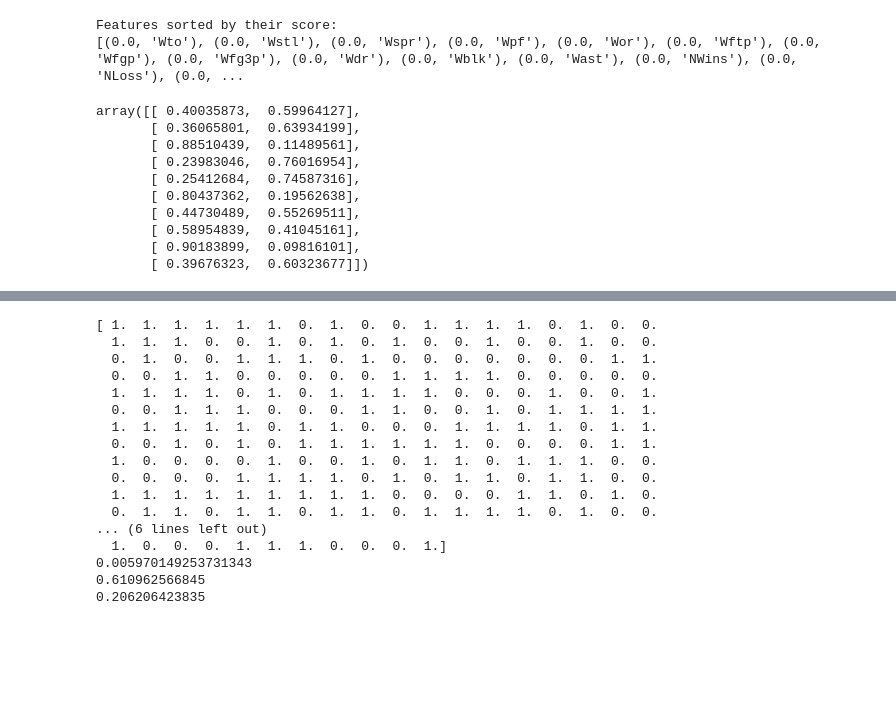
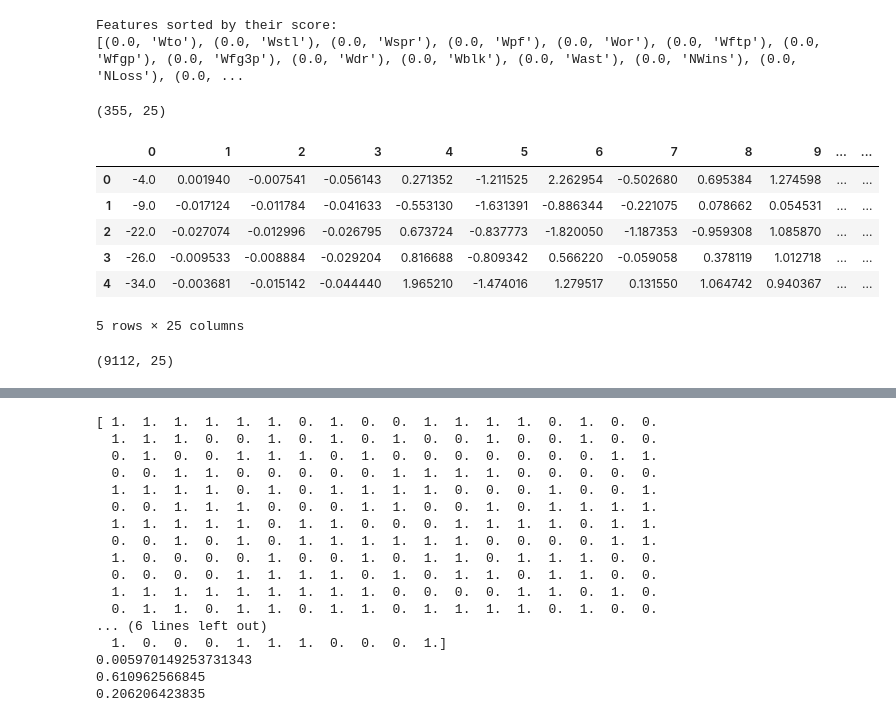
Before and after one commit to danilopena93/Kaggle_March_Madness_2017, a Jupyter notebook: MM17_1.ipynb, the cells around one changed output, grey strips where cells are left out. Drawn from its saved outputs; the diff is of its cells as text; code cells hidden in the pictures; blank space fills up the shorter version.

```diff
--- a/MM17_1.ipynb
+++ b/MM17_1.ipynb
@@ -307,24 +316,38 @@ print (sorted(zip(map(lambda x: round(x, 4), rlasso.scores_),
 # %% [output]
 Features sorted by their score:
 [(0.0, 'Wto'), (0.0, 'Wstl'), (0.0, 'Wspr'), (0.0, 'Wpf'), (0.0, 'Wor'), (0.0, 'Wftp'), (0.0, 'Wfgp'), (0.0, 'Wfg3p'), (0.0, 'Wdr'), (0.0, 'Wblk'), (0.0, 'Wast'), (0.0, 'NWins'), (0.0, 'NLoss'), (0.0, ...
-# %%
-#predict
-df_diff = create_diff_table(df_tour)
-
-X_train = df_diff.drop('Team',axis=1)
-X_train=scaler.fit_transform(X_train)
-
-pred_probs = model_LR.predict_proba(X_train)
-predictions = model_LR.predict(X_train)
-pred_probs[0:10]
-# %% [output]
-array([[ 0.40035873,  0.59964127],
-       [ 0.36065801,  0.63934199],
-       [ 0.88510439,  0.11489561],
-       [ 0.23983046,  0.76016954],
-       [ 0.25412684,  0.74587316],
-       [ 0.80437362,  0.19562638],
-       [ 0.44730489,  0.55269511],
-       [ 0.58954839,  0.41045161],
-       [ 0.90183899,  0.09816101],
-       [ 0.39676323,  0.60323677]])
+# %%
+#predict
+df_sample_sub = pd.read_csv(direct+csv[8])
+
+n_test_games = len(df_sample_sub)
+print(f_df.shape)
+
+def get_year_t1_t2(id):
+    return (int(x) for x in id.split('_'))
+
+# df_diff = create_diff_table(df_tour)
+# df_diff.head()
+
+# X_test = np.zeros(shape=(n_test_games, 25))
+X_test = pd.DataFrame()
+for ii, row in df_sample_sub.iterrows():
+    year, t1, t2 = get_year_t1_t2(row.id)
+    t1_stat = (f_df.loc[f_df['Team'] == t1])
+    t2_stat = (f_df.loc[f_df['Team'] == t2])
+    diff = pd.DataFrame(t1_stat.values - t2_stat.values)
+    X_test = X_test.append([diff], ignore_index= True)
+X_test.head()
+# %% [output]
+(355, 25)
+|  | 0 | 1 | 2 | 3 | 4 | 5 | 6 | 7 | 8 | 9 | ... | ... |
+| 0 | -4.0 | 0.001940 | -0.007541 | -0.056143 | 0.271352 | -1.211525 | 2.262954 | -0.502680 | 0.695384 | 1.274598 | ... | ... |
+| 1 | -9.0 | -0.017124 | -0.011784 | -0.041633 | -0.553130 | -1.631391 | -0.886344 | -0.221075 | 0.078662 | 0.054531 | ... | ... |
+| 2 | -22.0 | -0.027074 | -0.012996 | -0.026795 | 0.673724 | -0.837773 | -1.820050 | -1.187353 | -0.959308 | 1.085870 | ... | ... |
+| 3 | -26.0 | -0.009533 | -0.008884 | -0.029204 | 0.816688 | -0.809342 | 0.566220 | -0.059058 | 0.378119 | 1.012718 | ... | ... |
+| 4 | -34.0 | -0.003681 | -0.015142 | -0.044440 | 1.965210 | -1.474016 | 1.279517 | 0.131550 | 1.064742 | 0.940367 | ... | ... |
+5 rows × 25 columns
+# %%
+X_test.shape
+# %% [output]
+(9112, 25)
```
Also changed, not shown: parts of 6 cells of this notebook, 1 other file.
